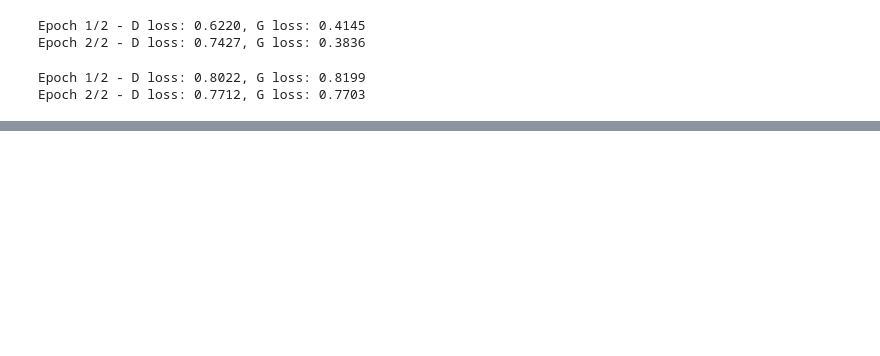
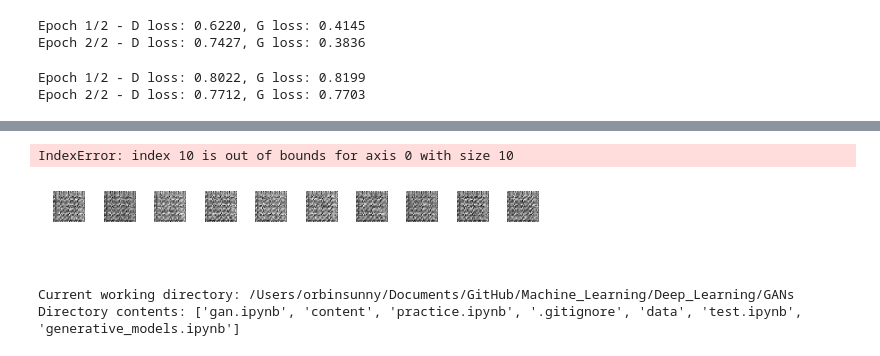
Before and after one commit to orbin123/Machine_Learning, a Jupyter notebook: Deep_Learning/GANs/generative_models.ipynb, the cells around one changed output, grey strips where cells are left out. Drawn from its saved outputs; the diff is of its cells as text; code cells hidden in the pictures; blank space fills up the shorter version.

```diff
--- a/Deep_Learning/GANs/generative_models.ipynb
+++ b/Deep_Learning/GANs/generative_models.ipynb
@@ -323,0 +656,8 @@ TypeError: can't multiply sequence by non-int of type 'float'
+# %%
+# Define Critic and Discriminator Model
+# clip model
+class ClipConstraint(Constraint):
+    def __init__(self, clip_value):
+        self.clip_value = clip_value
+    def __call__(self, weights):
+        return backend.clip(weights, -self.clip_value, self.clip_value)
@@ -323,0 +729,29 @@ TypeError: can't multiply sequence by non-int of type 'float'
+# %%
+# Model Training
+def train(g_model, c_model, gan_model, dataset, latent_dim, n_epochs=3, n_batch=64, n_critics=5):
+    bat_per_epo = int(dataset.shape[0] / n_batch)
+    n_steps = bat_per_epo * n_epochs
+    half_batch = int(n_batch / 2)
+
+    c1_hist, c2_hist, g_hist = list(), list(), list()
+
+    for i in range(n_steps):
+        c1_tmp, c2_tmp = list(), list()
+        for _ in range(n_critics):
+            X_real, y_real = generate_real_samples(dataset, half_batch)
+            c_loss1 = c_model.train_on_batch(X_real, y_real)
+            c1_tmp.append(c_loss1)
+            X_fake, y_fake = generate_fake_samples(g_model, latent_dim, half_batch)
+            c_loss2 = c_model.train_on_batch(X_fake, y_fake)
+            c2_tmp.append(c_loss2)
+        c1_hist.append(mean(c1_tmp))
+        c2_hist.append(mean(c2_tmp))
+        X_gan = generate_latent_points(latent_dim, n_batch)
+        y_gan = -ones((n_batch, 1))
+        g_loss = gan_model.train_on_batch(X_gan, y_gan)
+        g_hist.append(g_loss)
+        print('&gt:%d, c1=%.3f, c2=%.3f, g=%.3f' % (i+1,c1_hist[-1], c2_hist[-1], g_loss))
+        if (i+1) % bat_per_epo == 0:
+            summarize_performance(i, g_model, latent_dim)
+
+    plot_history(c1_hist, c2_hist, g_hist)
@@ -323,0 +777,9 @@ TypeError: can't multiply sequence by non-int of type 'float'
+# %%
+latent_dim = 50
+critic = define_critic()
+generator = define_generator(latent_dim)
+gan_model = define_gan(generator, critic)
+dataset = load_real_samples()
+print(dataset.shape)
+train(generator, critic, gan_model, dataset, latent_dim)
+# %% [output]
@@ -323,0 +803,9 @@ TypeError: can't multiply sequence by non-int of type 'float'
+IndexError: index 10 is out of bounds for axis 0 with size 10
+[figure, added]
+# %%
+# Print working directory and contents
+print(f"Current working directory: {os.getcwd()}")
+print(f"Directory contents: {os.listdir('.')}")
+# %% [output]
+Current working directory: /Users/orbinsunny/Documents/GitHub/Machine_Learning/Deep_Learning/GANs
+Directory contents: ['gan.ipynb', 'content', 'practice.ipynb', '.gitignore', 'data', 'test.ipynb', 'generative_models.ipynb']
```
Also changed, not shown: parts of 33 cells of this notebook, 3 other files.
